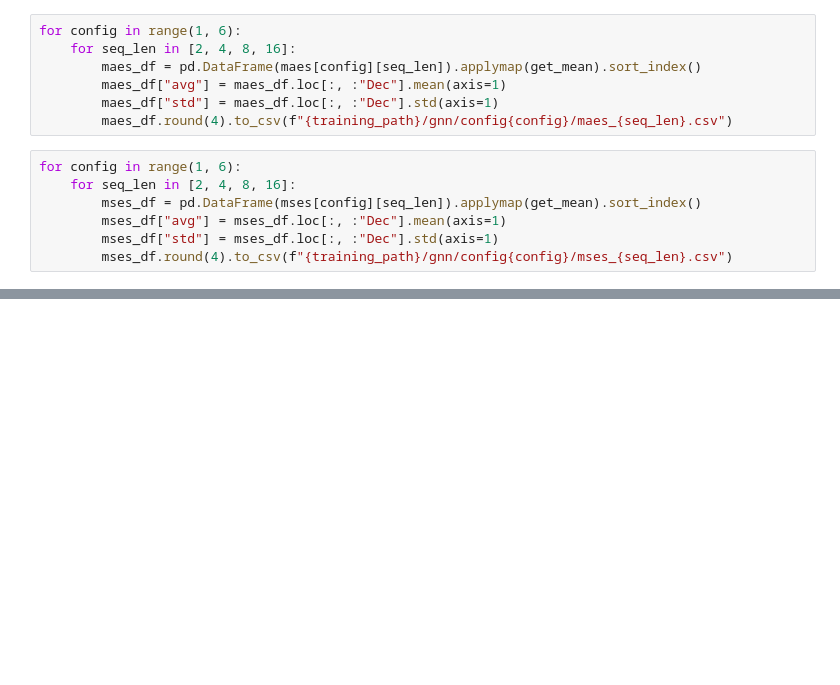
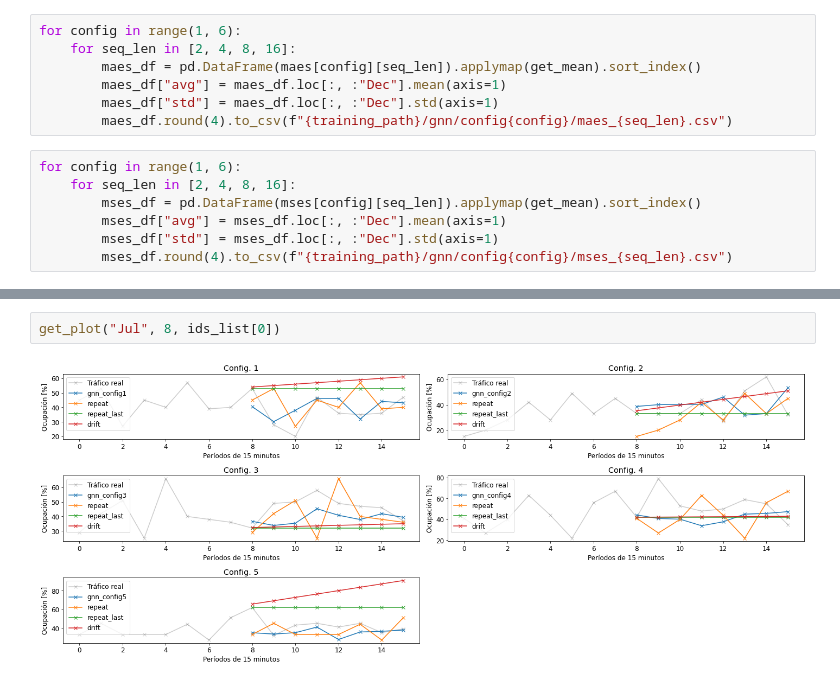
Before and after one commit to elena-sg/madrid-traffic, a Jupyter notebook: notebooks/13-gnn-results.ipynb, the cells around one changed output, grey strips where cells are left out. Cells and saved outputs as stored; diff of their text form; blank space fills up the shorter version.

```diff
--- a/notebooks/13-gnn-results.ipynb
+++ b/notebooks/13-gnn-results.ipynb
@@ -123,0 +130,4 @@ test
+# %%
+get_plot("Jul", 8, ids_list[0])
+# %% [output]
+[figure, added]
```
Also changed, not shown: parts of 14 cells of this notebook, 8 other files.
